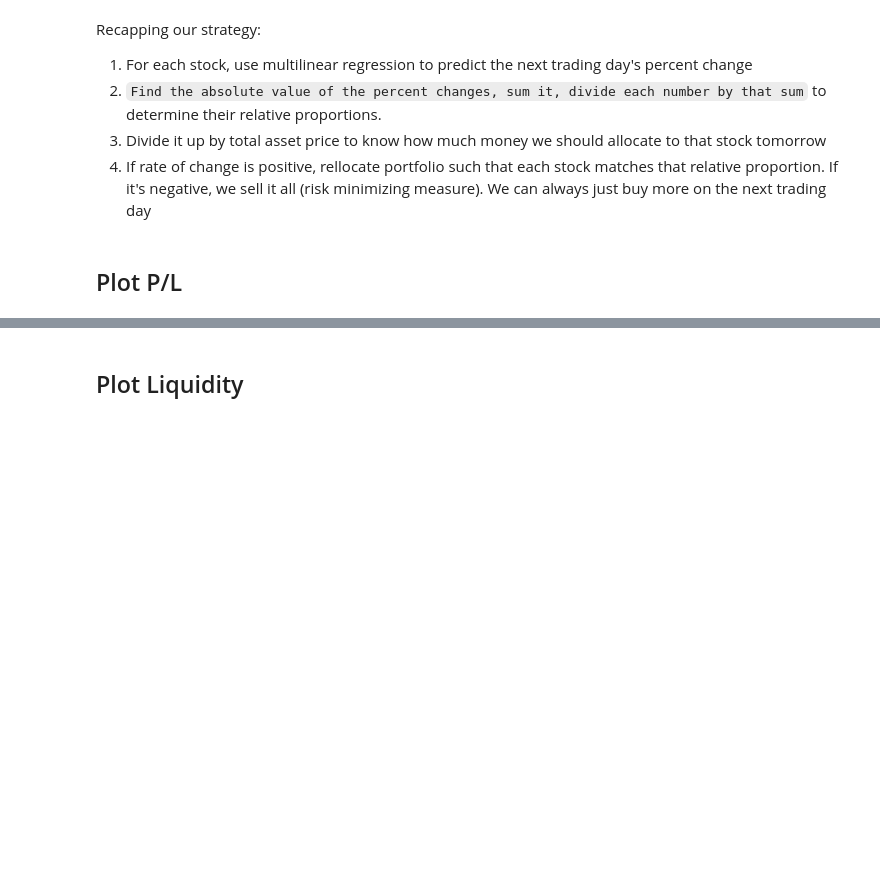
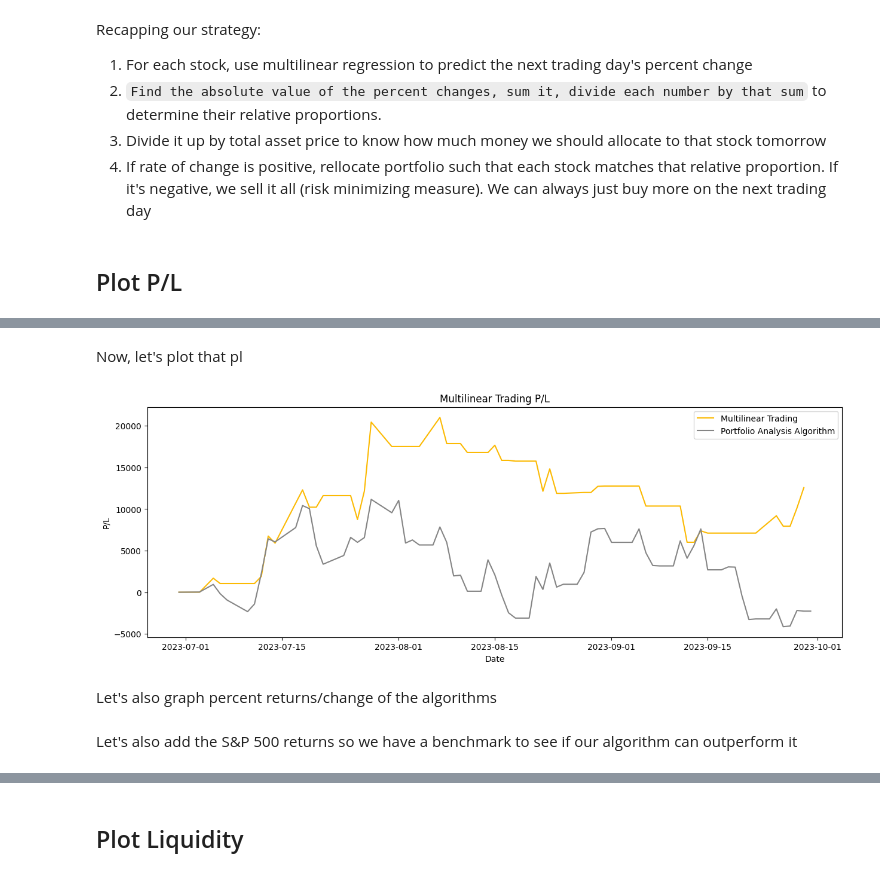
Before and after one commit to NotReallyJustin/SSMIF-Analyst-App, a Jupyter notebook: justin_chen_algo_strat.ipynb, the cells around one changed output, grey strips where cells are left out. Saved outputs shown, nothing was run; the diff lists cells and outputs as text; code cells hidden in the pictures; blank space fills up the shorter version.

Commit message:
Finished algo trading

```diff
--- a/justin_chen_algo_strat.ipynb
+++ b/justin_chen_algo_strat.ipynb
@@ -611,7 +611,6 @@ class Portfolio:
         self.df = self.df.fillna(0)
 
         self.liquid_cash = cash
-        self.asset_df = None
 
     def calculate_asset_value(self):
         '''
@@ -655,12 +654,14 @@ for i in range(START_DATE_IDX, END_DATE_IDX + 1):
 
     pct_change_tmrw = pd.DataFrame(multilinear_model.predict(technical_indicators), index=stock_dict.keys(), columns=["% Change"])
 
+    # Subtract the rate of changes by 2% so we don't waste time buying stocks that only change, say, 0.5% (not significant; too much risk)
+    pct_change_tmrw = pct_change_tmrw.subtract(0.02)
+
     # Get their relative proportions. We will weigh positive items 1.5x more than negative ones
-    POS_WEIGH = 1.5
-    abs_sum = 0
-    pct_change_tmrw.abs().sum()
+    POS_WEIGH = 50                 # The higher this is, the less liquid cash we hold.
+    abs_sum = pct_change_tmrw["% Change"].apply(lambda x: POS_WEIGH * x if x > 0 else 1 * x).abs().sum()
 
-    relative_proportions = pct_change_tmrw.div(abs_sum)
+    relative_proportions = pct_change_tmrw["% Change"].apply(lambda x: POS_WEIGH * x / abs_sum if x > 0 else x / abs_sum)
 
     # ------------------Multiply by total asset price---------------------
     # Before that, we need the current asset price assuming we sold everything
@@ -670,7 +671,7 @@ for i in range(START_DATE_IDX, END_DATE_IDX + 1):
     # Multiply that by total asset price so we know how much to allocate
     asset_value = current_portfolio.calculate_asset_value()
     allocated_price = relative_proportions.mul(asset_value)
-    allocated_qty_not_floored = allocated_price["% Change"].divide(current_portfolio.df["Adj Close"])
+    allocated_qty_not_floored = allocated_price.divide(current_portfolio.df["Adj Close"])
     allocated_qty = allocated_qty_not_floored.apply(np.floor)
 
     # Now, loop through each stock and determine the allocation
@@ -686,7 +687,6 @@ for i in range(START_DATE_IDX, END_DATE_IDX + 1):
             current_liquid_price += profit
             current_portfolio.df.loc[stock_name, "Quantity"] = 0
         else:   # Else, buy/sell in proportion
-
             # If we have less than needed, buy more
             if current_qty < allocated_qty_not_floored.loc[stock_name]:
                 current_portfolio.df.loc[stock_name, "Quantity"] = allocated_qty.loc[stock_name]
@@ -729,0 +711,7 @@ for date_idx, portfolio in trades.items():
+# %%
+pl_values = pd.DataFrame(dtype="float")
+INITIAL_VALUE = 200000                  # Initial buying power was $200k
+
+for date_idx, portfolio in trades.items():
+    date = BENCH_STOCK.df.index[date_idx]
+    pl_values.loc[date, "PL"] = portfolio.calculate_asset_value() - INITIAL_VALUE
@@ -729,0 +720,5 @@ for date_idx, portfolio in trades.items():
+# %%
+from justin_chen_portfolio_analysis import PortfolioAnalysis
+
+fake_port = PortfolioAnalysis("dummy_data.xlsx")
+dummy_value = fake_port.total_portfolio_values.subtract(INITIAL_VALUE)
@@ -729,0 +742,17 @@ for date_idx, portfolio in trades.items():
+# %% [markdown]
+Now, let's plot that pl
+# %%
+%matplotlib inline
+
+plt.figure(figsize=(15,5))
+plt.plot(pl_values, color="#fcba03", label="Multilinear Trading")
+plt.plot(dummy_value, color="#858585", label="Portfolio Analysis Algorithm")
+plt.title("Multilinear Trading P/L")
+plt.xlabel('Date')
+plt.ylabel('P/L')
+plt.legend()
+plt.show()
+# %% [output]
+[figure, added]
+# %% [markdown]
+Let's also graph percent returns/change of the algorithms
@@ -729,0 +768,2 @@ for date_idx, portfolio in trades.items():
+# %% [markdown]
+Let's also add the S&P 500 returns so we have a benchmark to see if our algorithm can outperform it
```
Also changed, not shown: parts of 19 cells of this notebook, 1 other file.
